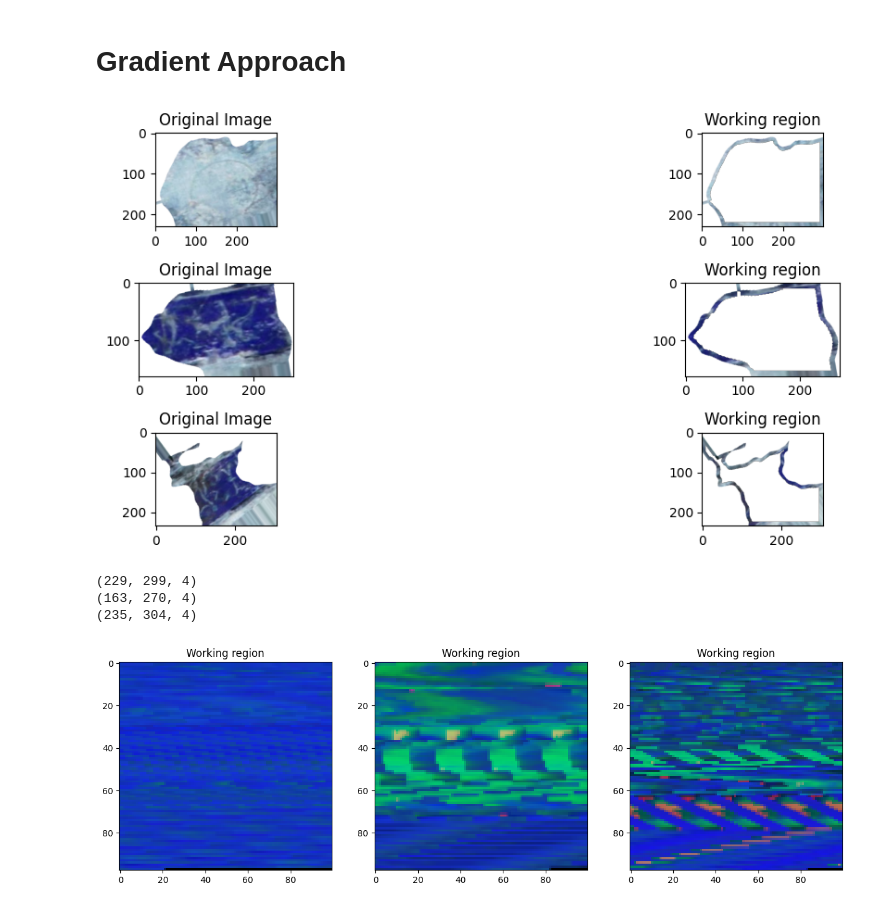
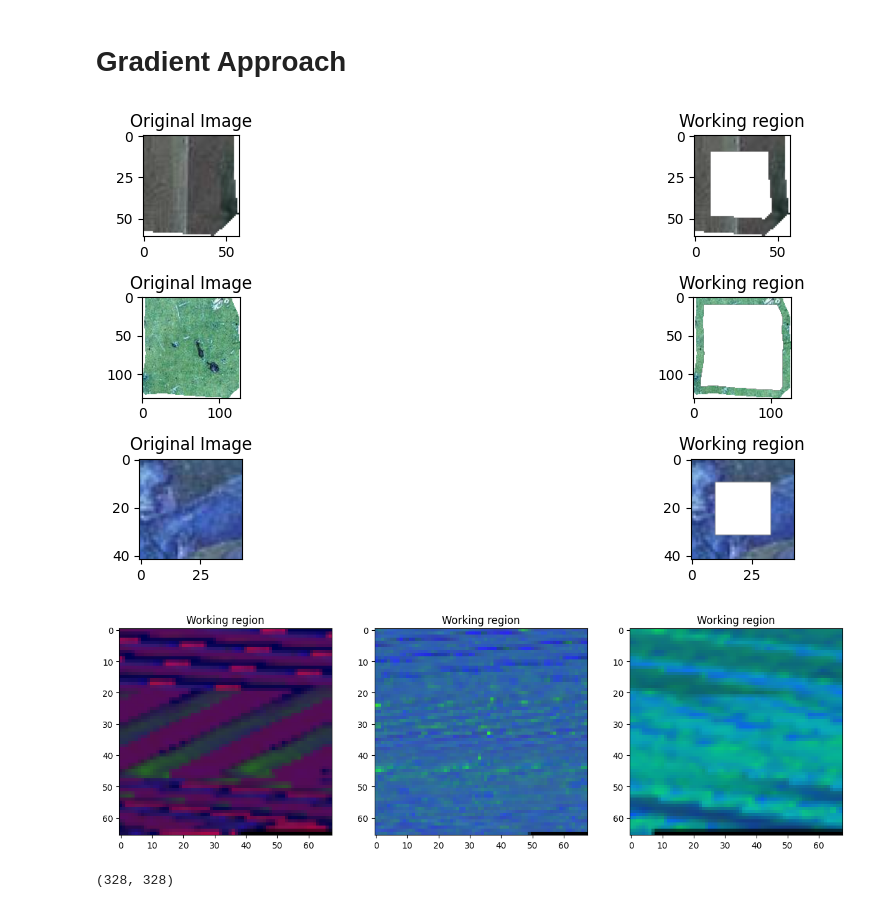
Before and after one commit to angelonazzaro/artworks-reconstruction, a Jupyter notebook: gradient-similarity.ipynb, the cells around one changed output. Cells and saved outputs as stored; diff of their text form; code cells hidden in the pictures.

```diff
--- a/gradient-similarity.ipynb
+++ b/gradient-similarity.ipynb
@@ -10,35 +10,27 @@ import cv2
 from utils.feature_extraction import *
 from utils.image_conversion import *
 # %%
-image_green1 = cv2.imread("data/5.1.1.png", cv2.IMREAD_UNCHANGED)
-image_green2 = cv2.imread("data/5.1.2.png", cv2.IMREAD_UNCHANGED)
-image_yellow = cv2.imread("data/5.1.3.png", cv2.IMREAD_UNCHANGED)
+image_green1 = cv2.imread("data/5.35.1.png", cv2.IMREAD_UNCHANGED)
+image_green2 = cv2.imread("data/5.34.2.png", cv2.IMREAD_UNCHANGED)
+image_yellow = cv2.imread("data/5.33.3.png", cv2.IMREAD_UNCHANGED)
 
 working_region_image_green1 = extract_working_region(image_green1, threshold=10)
 working_region_image_green2 = extract_working_region(image_green2, threshold=10)
 working_region_image_yellow = extract_working_region(image_yellow, threshold=10)
 
 fig, axes = plt.subplots(3, 2, figsize=(15, 5))
 images = [image_green1, working_region_image_green1, image_green2, working_region_image_green2, image_yellow, working_region_image_yellow]
 titles = ["Original Image", "Working region"]
 
 for i, ax_row in enumerate(axes):
     for j, ax in enumerate(ax_row):
         ax.imshow(images[i * 2 + j])
         ax.set_title(titles[j])
 
 plt.tight_layout()
 plt.show()
 # %% [output]
-[figure, old version]
+[figure, new version]
-# %%
-print(image_green1.shape)
-print(image_green2.shape)
-print(image_yellow.shape)
-# %% [output]
-(229, 299, 4)
-(163, 270, 4)
-(235, 304, 4)
 # %%
 def get_only_valid_pixels(input_image: np.ndarray) -> np.ndarray:
     # Extract pixels with alpha channel value different from 0
@@ -90,4 +82,12 @@ for i, ax in enumerate(axes):
 
 plt.show()
 # %% [output]
-[figure, old version]
+[figure, new version]
+# %%
+from utils.clustering import create_dataset, compute_jacobians_dist_matrix
+
+X = create_dataset(img_dir="./data", threshold=5)
+dist_matrix = compute_jacobians_dist_matrix(X)
+dist_matrix.shape
+# %% [output]
+(328, 328)
```
Also changed, not shown: parts of 15 cells of this notebook, 4 other files.
